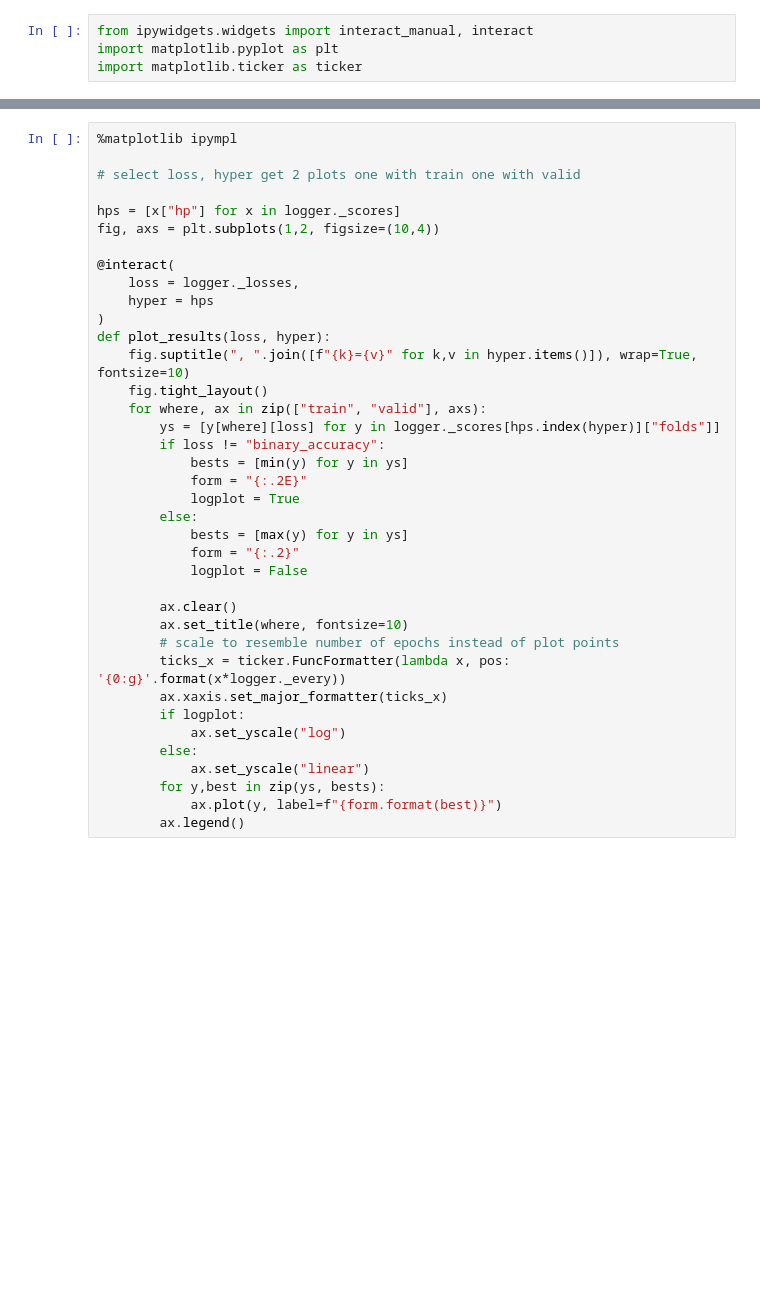
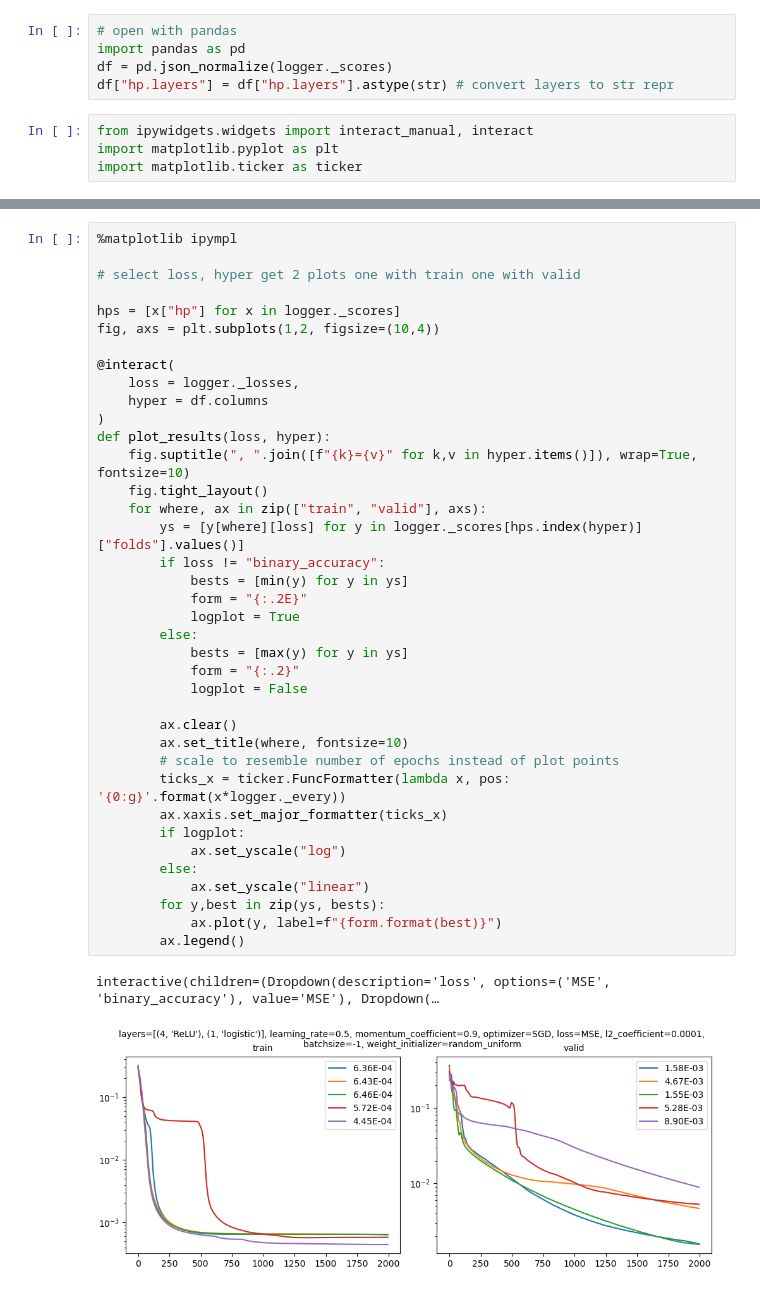
Before and after one commit to davideamadei/Machine-Learning-Project, a Jupyter notebook: Validation.ipynb, the cells around one changed output, grey strips where cells are left out. Saved outputs shown, nothing was run; the diff lists cells and outputs as text; blank space fills up the shorter version.

Commit message:
added pandas support

```diff
--- a/Validation.ipynb
+++ b/Validation.ipynb
@@ -83,3 +62,8 @@ selector.k_fold(
+# %%
+# open with pandas
+import pandas as pd
+df = pd.json_normalize(logger._scores)
+df["hp.layers"] = df["hp.layers"].astype(str) # convert layers to str repr
 # %%
 from ipywidgets.widgets import interact_manual, interact
 import matplotlib.pyplot as plt
@@ -93,32 +130,35 @@ hps = [x["hp"] for x in logger._scores]
 fig, axs = plt.subplots(1,2, figsize=(10,4))
 
 @interact(
     loss = logger._losses,
-    hyper = hps
+    hyper = df.columns
 )
 def plot_results(loss, hyper):
     fig.suptitle(", ".join([f"{k}={v}" for k,v in hyper.items()]), wrap=True, fontsize=10)
     fig.tight_layout()
     for where, ax in zip(["train", "valid"], axs):
-        ys = [y[where][loss] for y in logger._scores[hps.index(hyper)]["folds"]]
+        ys = [y[where][loss] for y in logger._scores[hps.index(hyper)]["folds"].values()]
         if loss != "binary_accuracy":
             bests = [min(y) for y in ys]
             form = "{:.2E}"
             logplot = True
         else:
             bests = [max(y) for y in ys]
             form = "{:.2}"
             logplot = False
 
         ax.clear()
         ax.set_title(where, fontsize=10)
         # scale to resemble number of epochs instead of plot points
         ticks_x = ticker.FuncFormatter(lambda x, pos: '{0:g}'.format(x*logger._every))
         ax.xaxis.set_major_formatter(ticks_x)
         if logplot:
             ax.set_yscale("log")
         else:
             ax.set_yscale("linear")
         for y,best in zip(ys, bests):
             ax.plot(y, label=f"{form.format(best)}")
         ax.legend()
+# %% [output]
+interactive(children=(Dropdown(description='loss', options=('MSE', 'binary_accuracy'), value='MSE'), Dropdown(…
+[figure, added]
```
Also changed, not shown: parts of 4 cells of this notebook, 1 other file.
